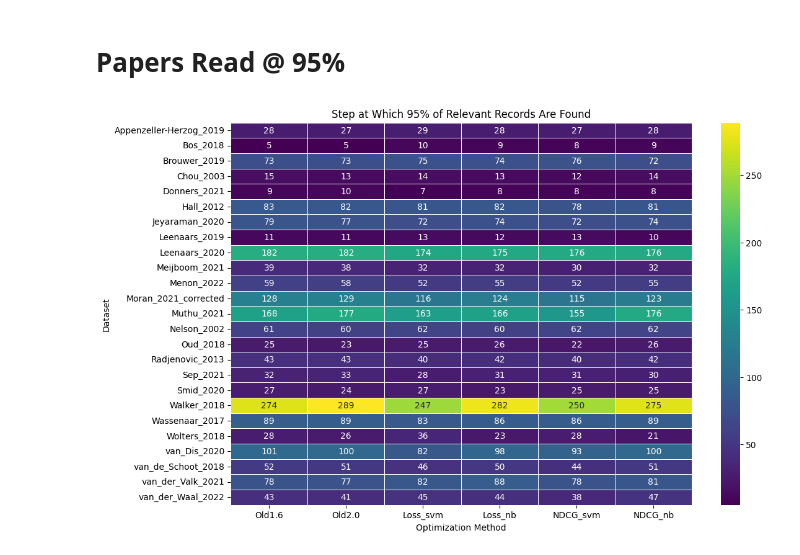
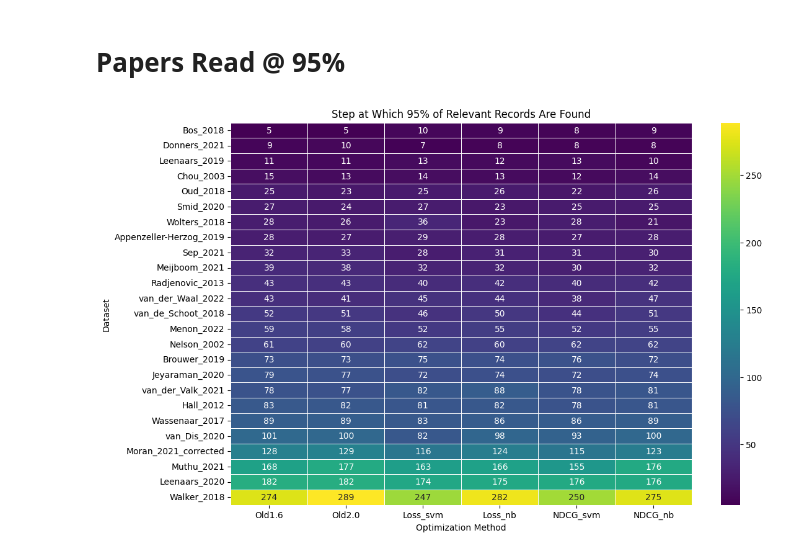
Before and after one commit to asreview/asreview-optuna, a Jupyter notebook: asreview2-optuna/comparison/comparison_visualizations.ipynb, the cells around one changed output. Cells and saved outputs as stored; diff of their text form; code cells hidden in the pictures.

```diff
--- a/asreview2-optuna/comparison/comparison_visualizations.ipynb
+++ b/asreview2-optuna/comparison/comparison_visualizations.ipynb
@@ -213,31 +245,34 @@ def find_95_index(group):
     # Find the step at which cumulative recall reaches 95% of relevant records
     group_sorted = group.sort_values("step")
     group_sorted["cumsum_recall"] = group_sorted["relative_recall"].cumsum()
     threshold_step = group_sorted[
         group_sorted["cumsum_recall"] >= group_sorted["threshold_95"]
     ].iloc[0]["step"]
     return threshold_step
 
 
 df_95_steps = (
     df_all_melted.groupby(["dataset_name", "Optimization"])
     .apply(find_95_index, include_groups=False)
     .reset_index(name="step_95")
 )
 heatmap_data = df_95_steps.pivot(
     index="dataset_name", columns="Optimization", values="step_95"
 )
 
 heatmap_data = heatmap_data[
     ["Old1.6", "Old2.0", "Loss_svm", "Loss_nb", "NDCG_svm", "NDCG_nb"]
 ]
 
+# Order datasets by mean step value for better readability
+heatmap_data = heatmap_data.loc[heatmap_data.mean(axis=1).sort_values().index]
+
 # Visualize with a heatmap
 plt.figure(figsize=(12, 8))
 sns.heatmap(heatmap_data, annot=True, cmap="viridis", fmt=".0f", linewidths=0.5)
 plt.xlabel("Optimization Method")
 plt.ylabel("Dataset")
 plt.title("Step at Which 95% of Relevant Records Are Found")
 plt.show()
 # %% [output]
-[figure, old version]
+[figure, new version]
```
Also changed, not shown: parts of 3 cells of this notebook.
